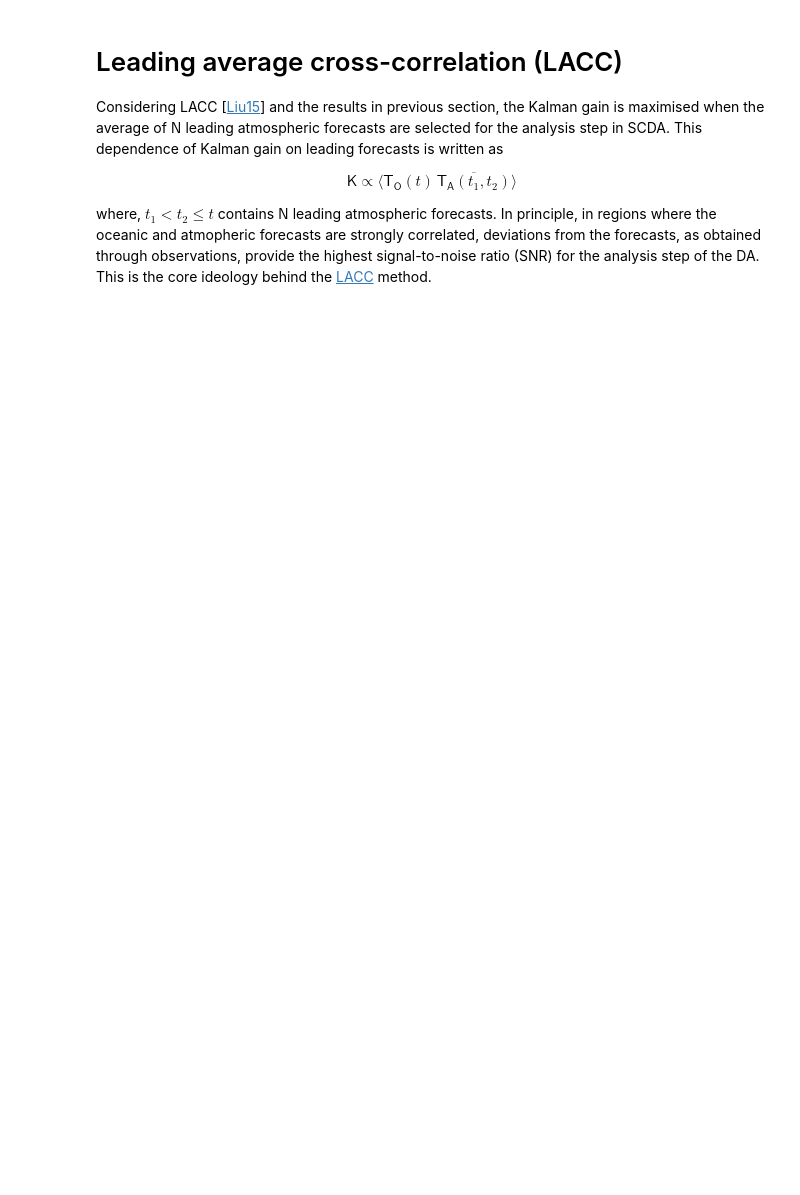
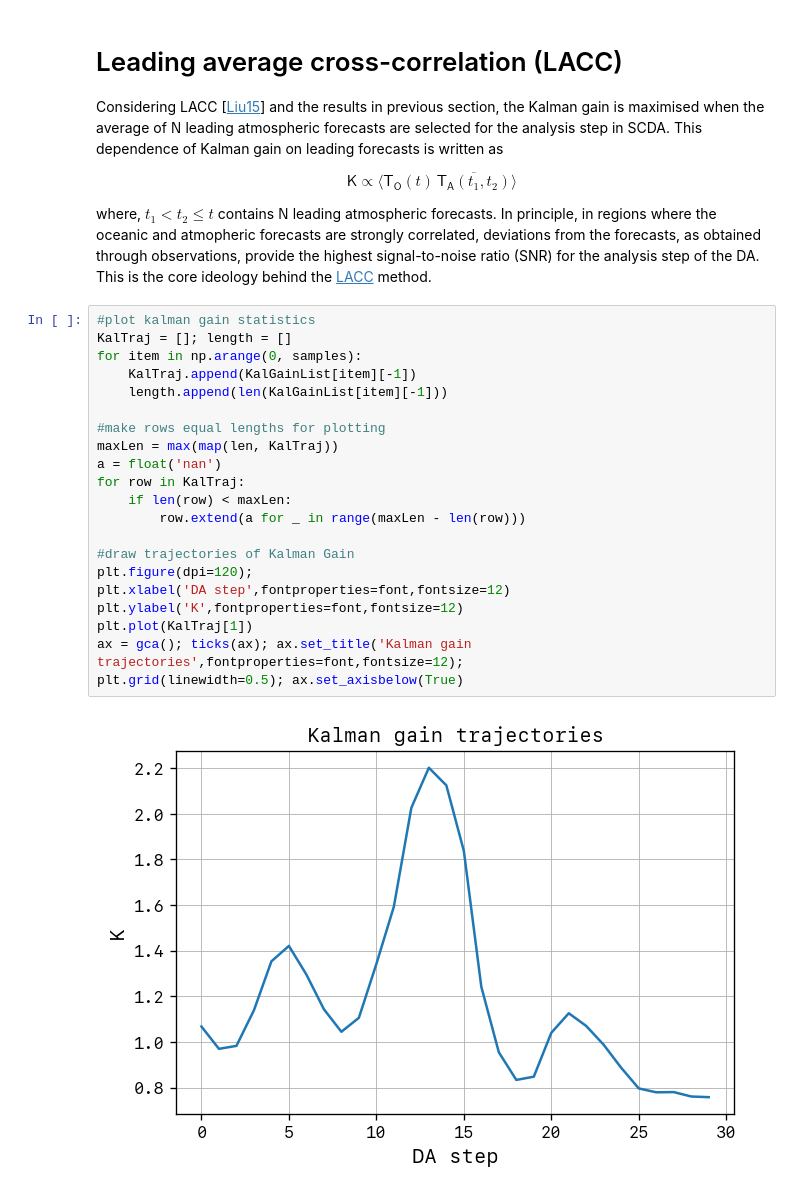
Before and after one commit to avneet-singh-uib/SCDA_v0.1, a Jupyter notebook: ToyModel_1/ToyModelCorr.ipynb, the cells around one changed output. Drawn from its saved outputs; the diff is of its cells as text; blank space fills up the shorter version.

Commit message:
LACC method extended

```diff
--- a/ToyModel_1/ToyModelCorr.ipynb
+++ b/ToyModel_1/ToyModelCorr.ipynb
@@ -216,3 +264,26 @@ Considering LACC [[Liu15](https://www.dropbox.com/s/0bmtizuck5yafto/Lu15a.pdf?dl
 $$\mathsf{K} \propto \langle\mathsf{T_O}(t)\,\overline{\mathsf{T_A}(t_1,t_2)}\rangle$$
 
 where, $t_1 < t_2 \leq t$ contains $\mathsf{N}$ leading atmospheric forecasts. In principle, in regions where the oceanic and atmopheric forecasts are strongly correlated, deviations from the forecasts, as obtained through observations, provide the highest signal-to-noise ratio (SNR) for the analysis step of the DA. This is the core ideology behind the [LACC](https://www.dropbox.com/s/0bmtizuck5yafto/Lu15a.pdf?dl=0) method.
+# %%
+#plot kalman gain statistics
+KalTraj = []; length = []
+for item in np.arange(0, samples):
+    KalTraj.append(KalGainList[item][-1])
+    length.append(len(KalGainList[item][-1]))
+
+#make rows equal lengths for plotting
+maxLen = max(map(len, KalTraj))
+a = float('nan')
+for row in KalTraj:
+    if len(row) < maxLen:
+        row.extend(a for _ in range(maxLen - len(row)))
+
+#draw trajectories of Kalman Gain
+plt.figure(dpi=120);
+plt.xlabel('DA step',fontproperties=font,fontsize=12)
+plt.ylabel('K',fontproperties=font,fontsize=12)
+plt.plot(KalTraj[1])
+ax = gca(); ticks(ax); ax.set_title('Kalman gain trajectories',fontproperties=font,fontsize=12);
+plt.grid(linewidth=0.5); ax.set_axisbelow(True)
+# %% [output]
+[figure, added]
```
Also changed, not shown: parts of 7 cells of this notebook, 1 other file.
